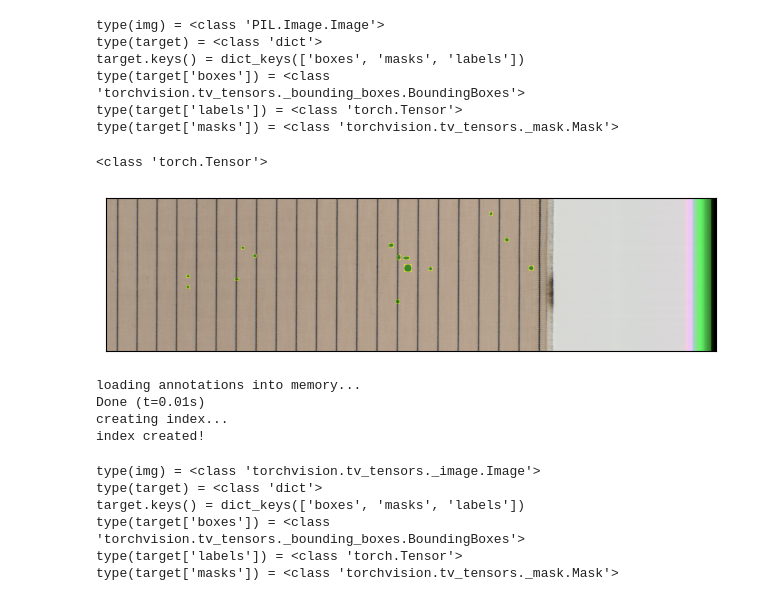
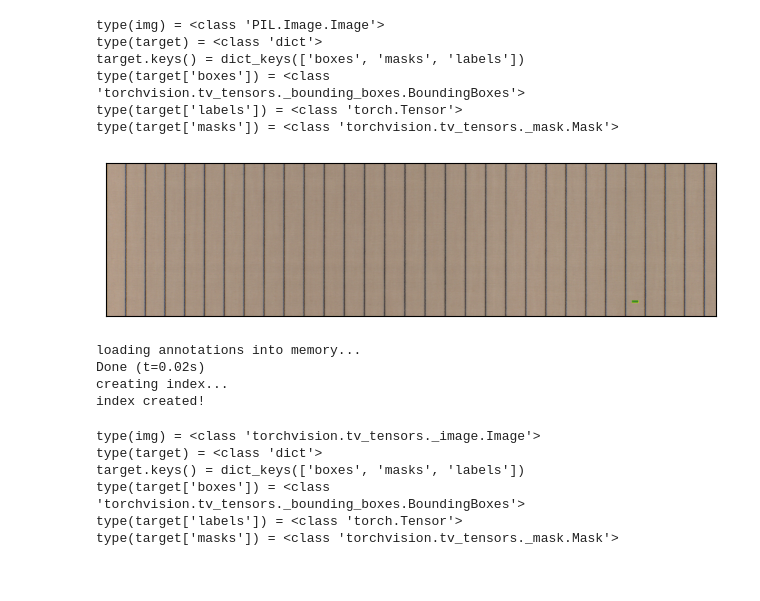
Before and after one commit to wilsonjvp/aqc-textilesam, a Jupyter notebook: notebooks/data_augmentation_test.ipynb, the cells around one changed output. Saved outputs shown, nothing was run; the diff lists cells and outputs as text; code cells hidden in the pictures.

```diff
--- a/notebooks/data_augmentation_test.ipynb
+++ b/notebooks/data_augmentation_test.ipynb
@@ -6,6 +6,7 @@ import torch.utils.data
 
 from torchvision import models, datasets, tv_tensors
 from torchvision.transforms import v2
+import matplotlib.pyplot as plt
 
 torch.manual_seed(22)
 
@@ -15,7 +16,8 @@ torch.manual_seed(22)
 # helpers from https://github.com/pytorch/vision/tree/main/gallery/
 ROOT = pathlib.Path("../data")
 IMAGES_PATH = str(ROOT / "train")
-ANNOTATIONS_PATH = str(ROOT / "annotations_qualitex_reviewed_19_03_2024.json")
+ANNOTATIONS_PATH = str(ROOT / "annotations_qualitex_reviewed_22_03_2024.json")
+
 from helpers import plot
 # %%
 dataset = datasets.CocoDetection(IMAGES_PATH, ANNOTATIONS_PATH)
@@ -47,10 +49,9 @@ type(target['boxes']) = <class 'torchvision.tv_tensors._bounding_boxes.BoundingB
 type(target['labels']) = <class 'torch.Tensor'>
 type(target['masks']) = <class 'torchvision.tv_tensors._mask.Mask'>
 # %%
-plot([dataset[2]])
+plot([dataset[0]])
 # %% [output]
-<class 'torch.Tensor'>
-[figure, old version]
+[figure, new version]
 # %%
 transforms = v2.Compose(
     [
@@ -69,7 +70,7 @@ dataset = datasets.CocoDetection(IMAGES_PATH, ANNOTATIONS_PATH, transforms=trans
 dataset = datasets.wrap_dataset_for_transforms_v2(dataset, target_keys=["boxes", "labels", "masks"])
 # %% [output]
 loading annotations into memory...
-Done (t=0.01s)
+Done (t=0.02s)
 creating index...
 index created!
 # %%
```
Also changed, not shown: parts of 7 cells of this notebook, 4 other files.
